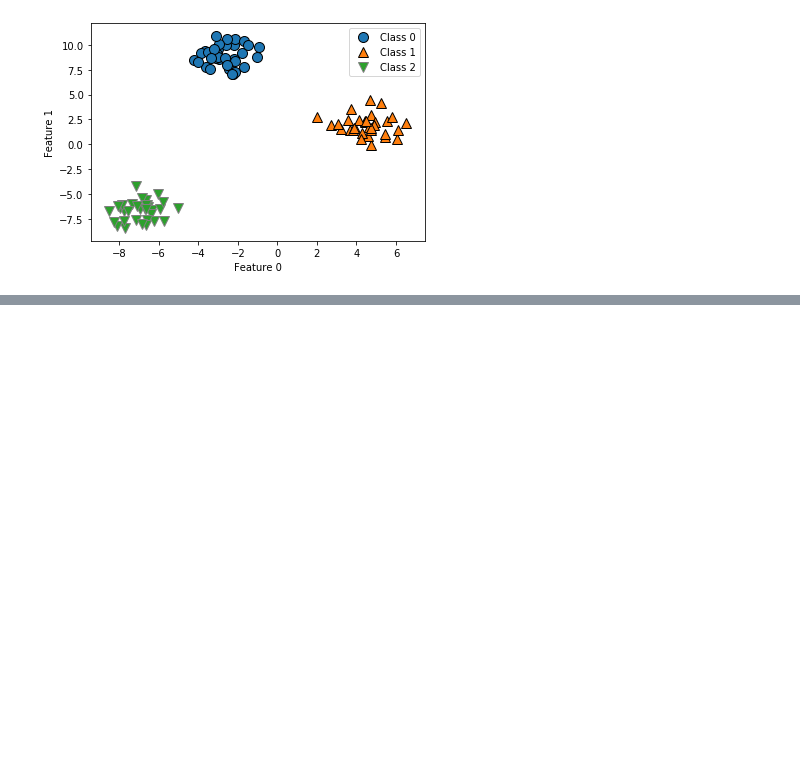
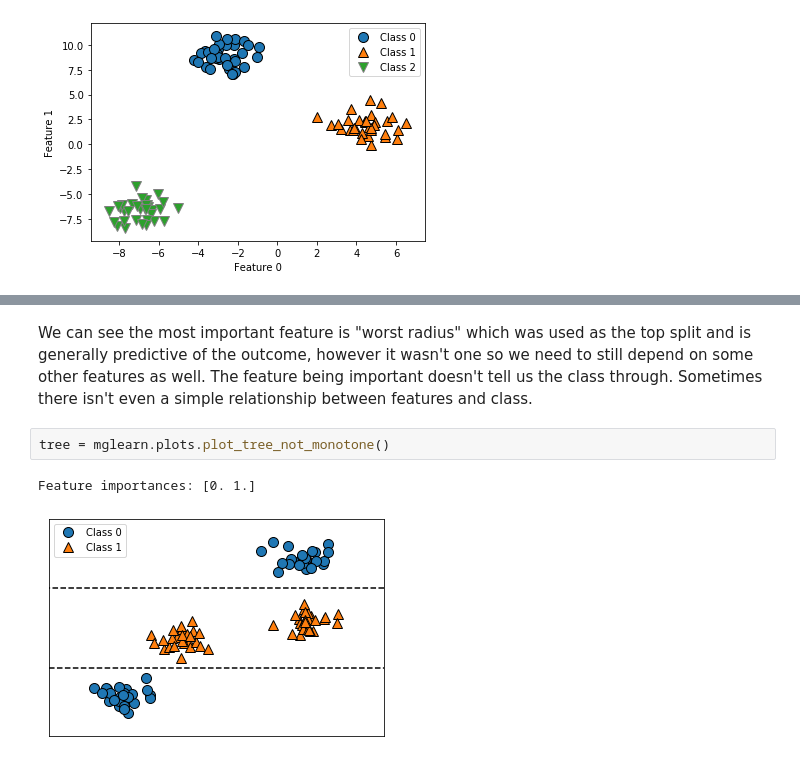
Before and after one commit to andrewdaoust/intro-ml, a Jupyter notebook: chapter2.ipynb, the cells around one changed output, grey strips where cells are left out. Saved outputs shown, nothing was run; the diff lists cells and outputs as text; blank space fills up the shorter version.

```diff
--- a/chapter2.ipynb
+++ b/chapter2.ipynb
@@ -529,0 +731,7 @@ plt.legend(["Class 0", "Class 1", "Class 2"])
+# %% [markdown]
+We can see the most important feature is "worst radius" which was used as the top split and is generally predictive of the outcome, however it wasn't one so we need to still depend on some other features as well.  The feature being important doesn't tell us the class through.  Sometimes there isn't even a simple relationship between features and class.
+# %%
+tree = mglearn.plots.plot_tree_not_monotone()
+# %% [output]
+Feature importances: [0. 1.]
+[figure, added]
```
Also changed, not shown: parts of 15 cells of this notebook, 7 other files.
